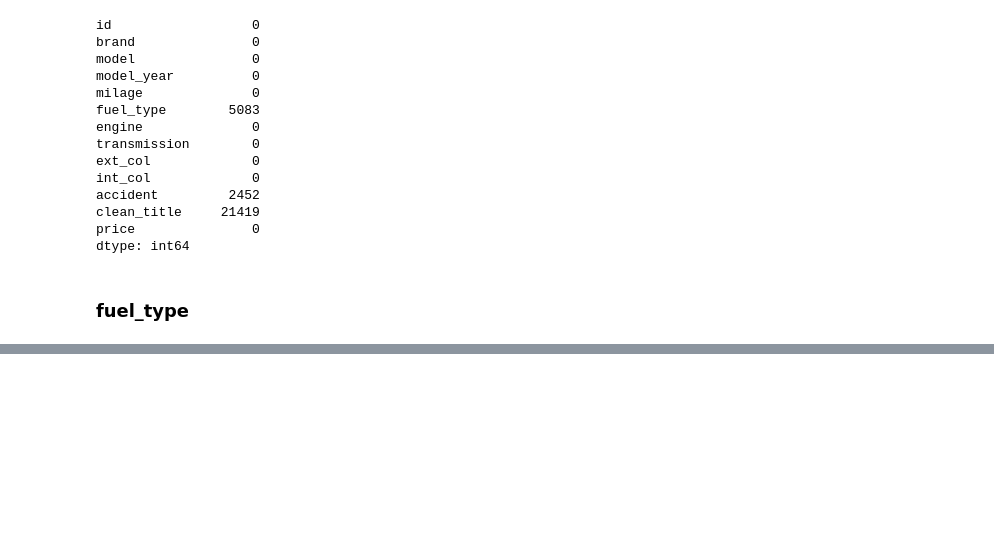
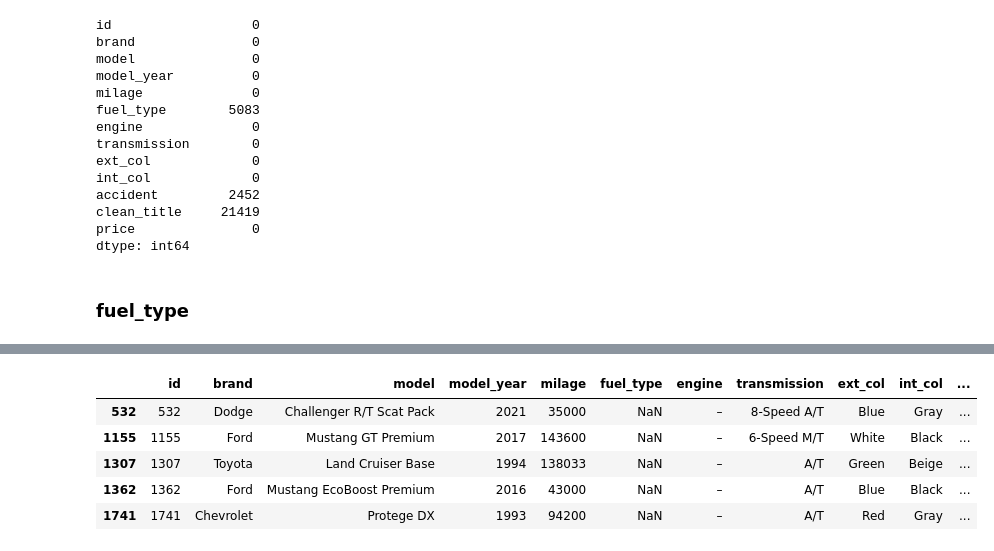
Before and after one commit to floryhblt/used_car_prices, a Jupyter notebook: notebooks/cleaning_paola.ipynb, the cells around one changed output, grey strips where cells are left out. Cells and saved outputs as stored; diff of their text form; code cells hidden in the pictures; blank space fills up the shorter version.

```diff
--- a/notebooks/cleaning_paola.ipynb
+++ b/notebooks/cleaning_paola.ipynb
@@ -164,0 +275,9 @@ dtype: int64
+# %%
+# Replace '-' and 'not supported' entries with NaN
+train['fuel_type'] = train['fuel_type'].replace(['–', 'not supported'], np.nan)
+
+# Group 'Plug-In Hybrid' with 'Hybrid' and 'E85 Flex Fuel' with 'Gasoline'
+train['fuel_type'] = train['fuel_type'].replace({
+    'Plug-In Hybrid': 'Hybrid',
+    'E85 Flex Fuel': 'Gasoline'
+})
@@ -164,0 +301,9 @@ dtype: int64
+# %%
+train[train['fuel_type'].isnull()].head()
+# %% [output]
+|  | id | brand | model | model_year | milage | fuel_type | engine | transmission | ext_col | int_col | ... |
+| 532 | 532 | Dodge | Challenger R/T Scat Pack | 2021 | 35000 | NaN | – | 8-Speed A/T | Blue | Gray | ... |
+| 1155 | 1155 | Ford | Mustang GT Premium | 2017 | 143600 | NaN | – | 6-Speed M/T | White | Black | ... |
+| 1307 | 1307 | Toyota | Land Cruiser Base | 1994 | 138033 | NaN | – | A/T | Green | Beige | ... |
+| 1362 | 1362 | Ford | Mustang EcoBoost Premium | 2016 | 43000 | NaN | – | A/T | Blue | Black | ... |
+| 1741 | 1741 | Chevrolet | Protege DX | 1993 | 94200 | NaN | – | A/T | Red | Gray | ... |
```
Also changed, not shown: parts of 35 cells of this notebook, 1 other file.
